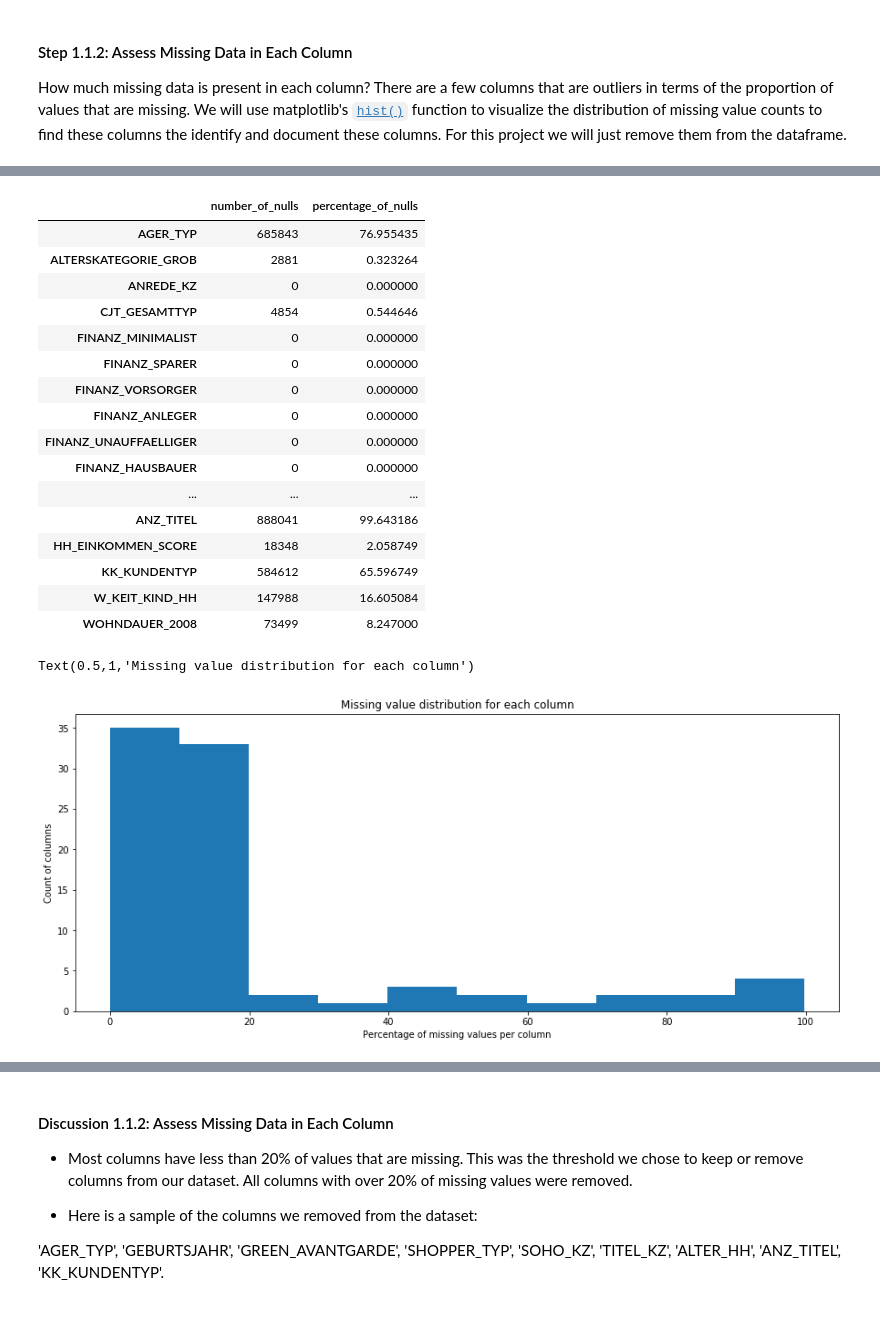
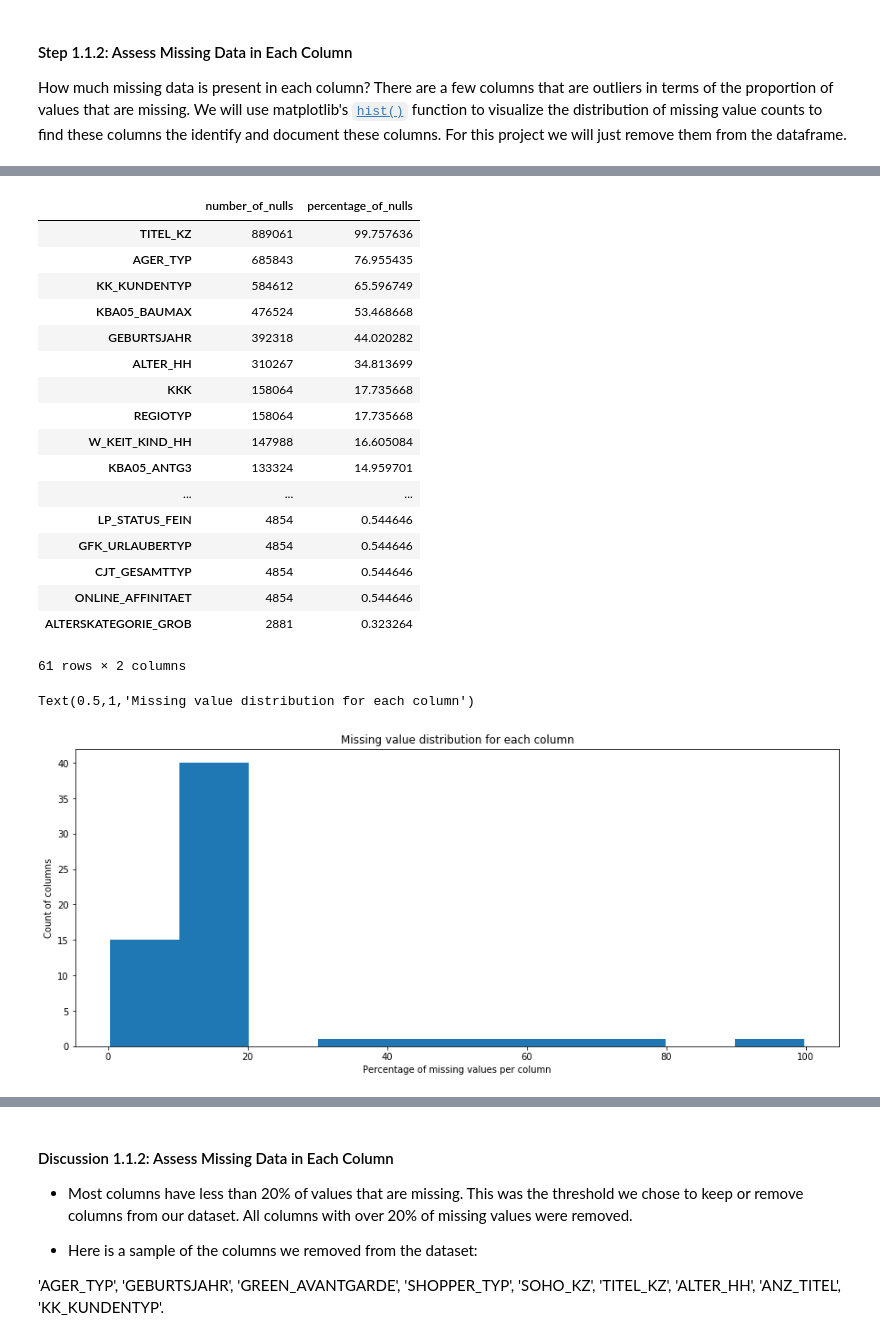
Before and after one commit to Julienbeaulieu/Identify-Customer-Segments-with-Arvato, a Jupyter notebook: Identify_Customer_Segments.ipynb, the cells around one changed output, grey strips where cells are left out. Saved outputs shown, nothing was run; the diff lists cells and outputs as text; code cells hidden in the pictures.

```diff
--- a/Identify_Customer_Segments.ipynb
+++ b/Identify_Customer_Segments.ipynb
@@ -170,0 +114,16 @@ Name: ALTERSKATEGORIE_GROB, dtype: int64
+# %%
+def is_int(value):
+    try:
+        int(value)
+        return True
+    except ValueError:
+        return False
+# %%
+data_dict = {'nan_vals': feat_info['missing_or_unknown'] \
+             .str.replace('[','').str.replace(']','').str.split(',').values}
+
+missing_vals = pd.DataFrame(data_dict, index = feat_info['attribute'].values)
+
+# convert to int unless the value is 'X' or 'XX'
+missing_vals['nan_vals'] = missing_vals.apply(lambda x:
+                [int(i) if is_int(i) == True else i for i in x[0]], axis=1)
@@ -170,0 +150,3 @@ Name: ALTERSKATEGORIE_GROB, dtype: int64
+# %%
+for column in azdias_clean:
+    azdias_clean[column] = azdias_clean[column].replace(missing_vals.loc[column][0], np.nan)
@@ -195,39 +162,39 @@ Length: 85, dtype: int64
 # %%
-# Investigate patterns in the amount of missing data in each column.
-col1 = azdias_clean.isnull().sum()
+null_data = azdias_clean.isnull().sum()[azdias_clean.isnull().sum() != 0]
+null_data.values
 
-# Create a DatFrame of null values
-df_nulls = pd.DataFrame(data= col1, columns = ['number_of_nulls'])
-df_nulls['percentage_of_nulls'] = azdias_clean.isnull().sum() / len(azdias_clean) * 100
-df_nulls.head(50)
+df_nulls = pd.DataFrame(data = null_data, columns = ['number_of_nulls'])
+df_nulls['percentage_of_nulls'] = null_data.values / len(azdias_clean) * 100
+df_nulls.sort_index(by='percentage_of_nulls', ascending=False)
 # %% [output]
 |  | number_of_nulls | percentage_of_nulls |
+| TITEL_KZ | 889061 | 99.757636 |
 | AGER_TYP | 685843 | 76.955435 |
+| KK_KUNDENTYP | 584612 | 65.596749 |
+| KBA05_BAUMAX | 476524 | 53.468668 |
+| GEBURTSJAHR | 392318 | 44.020282 |
+| ALTER_HH | 310267 | 34.813699 |
+| KKK | 158064 | 17.735668 |
+| REGIOTYP | 158064 | 17.735668 |
+| W_KEIT_KIND_HH | 147988 | 16.605084 |
+| KBA05_ANTG3 | 133324 | 14.959701 |
+| ... | ... | ... |
+| LP_STATUS_FEIN | 4854 | 0.544646 |
+| GFK_URLAUBERTYP | 4854 | 0.544646 |
+| CJT_GESAMTTYP | 4854 | 0.544646 |
+| ONLINE_AFFINITAET | 4854 | 0.544646 |
 | ALTERSKATEGORIE_GROB | 2881 | 0.323264 |
-| ANREDE_KZ | 0 | 0.000000 |
-| CJT_GESAMTTYP | 4854 | 0.544646 |
-| FINANZ_MINIMALIST | 0 | 0.000000 |
-| FINANZ_SPARER | 0 | 0.000000 |
-| FINANZ_VORSORGER | 0 | 0.000000 |
-| FINANZ_ANLEGER | 0 | 0.000000 |
-| FINANZ_UNAUFFAELLIGER | 0 | 0.000000 |
-| FINANZ_HAUSBAUER | 0 | 0.000000 |
-| ... | ... | ... |
-| ANZ_TITEL | 888041 | 99.643186 |
-| HH_EINKOMMEN_SCORE | 18348 | 2.058749 |
-| KK_KUNDENTYP | 584612 | 65.596749 |
-| W_KEIT_KIND_HH | 147988 | 16.605084 |
-| WOHNDAUER_2008 | 73499 | 8.247000 |
+61 rows × 2 columns
 # %%
 # Visualize the proportion of how much missing data there is in our columns
 plt.figure(figsize=(15,6))
-plt.hist(azdias_clean.isnull().sum() / len(azdias_clean) * 100);
+plt.hist(df_nulls['percentage_of_nulls']);
 plt.xlabel('Percentage of missing values per column')
 plt.ylabel('Count of columns')
 plt.title('Missing value distribution for each column')
 # %% [output]
 Text(0.5,1,'Missing value distribution for each column')
-[figure, old version]
+[figure, new version]
 # %%
 # Get column names of columns that have *over* 20% of null values
 high_null_count_cols = df_nulls.query('percentage_of_nulls > 20')
```
Also changed, not shown: parts of 60 cells of this notebook, 1 other file.
